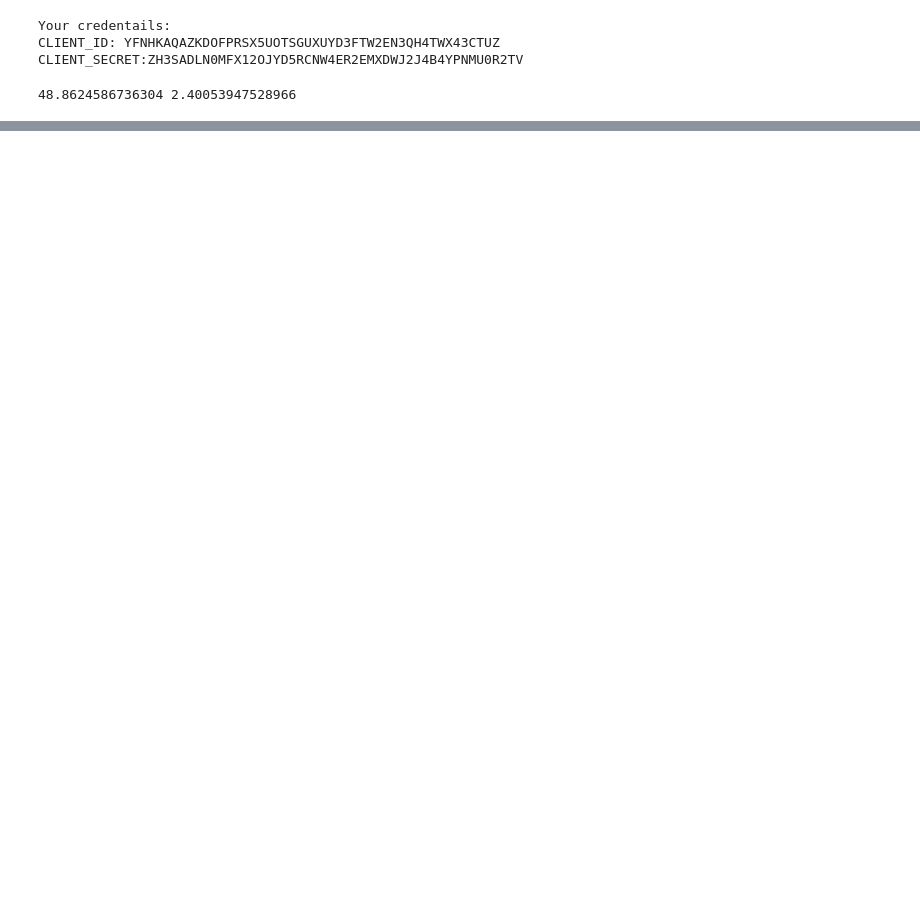
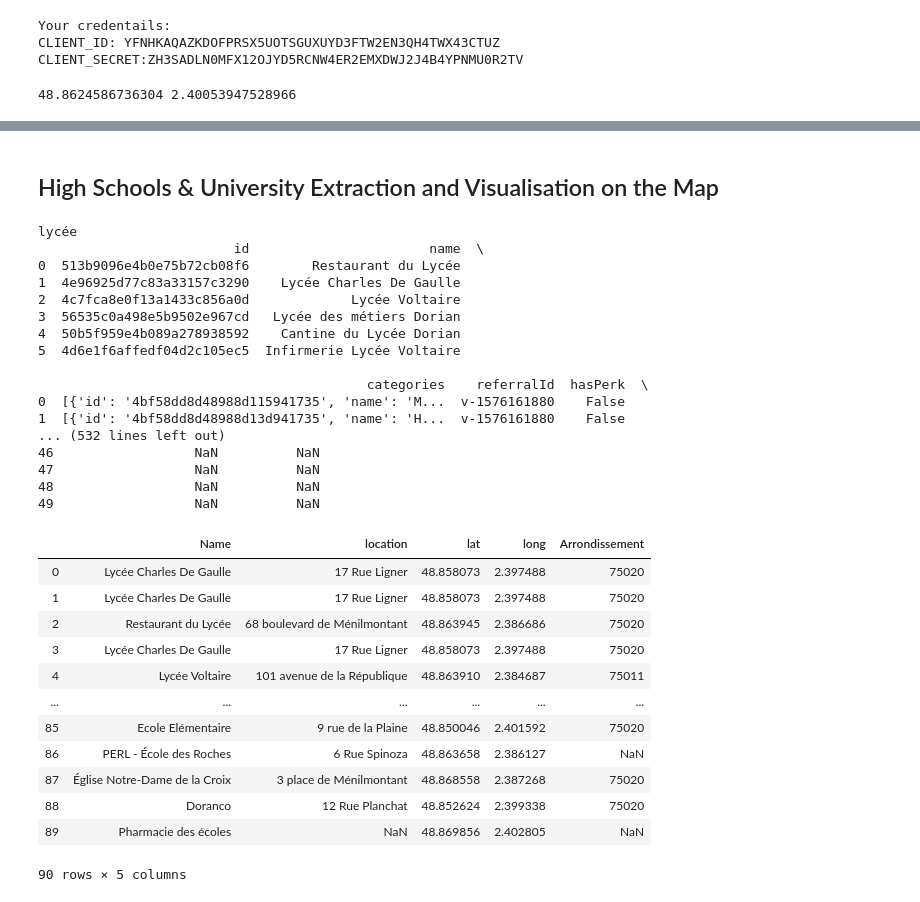
Before and after one commit to FRE89154/Final-Project, a Jupyter notebook: book.ipynb, the cells around one changed output, grey strips where cells are left out. Drawn from its saved outputs; the diff is of its cells as text; code cells hidden in the pictures; blank space fills up the shorter version.

```diff
--- a/book.ipynb
+++ b/book.ipynb
@@ -177,0 +168,52 @@ venues_map
+# %% [markdown]
+## High Schools & University Extraction and Visualisation on the Map
+# %%
+list_school = ['lycée', 'Université', 'Collège', 'faculté', 'école']
+radius = 1000
+df_prel = pd.DataFrame()
+for i in list_school:
+    print(i)
+    search_query = i
+
+
+    url = 'https://api.foursquare.com/v2/venues/search?client_id={}&client_secret={}&ll={},{}&v={}&query={}&radius={}&limit={}'.format(CLIENT_ID, CLIENT_SECRET, latitude, longitude, VERSION, search_query, radius, LIMIT)
+    results = requests.get(url).json()
+    venues = results['response']['venues']
+    df_prel = json_normalize(venues)
+    print(df_prel)
+    dataframe_school = dataframe_school.append(df_prel,ignore_index=True, sort=False)
+
+df_school_clean = dataframe_school[['name','location.address','location.lat', 'location.lng','location.postalCode']]
+df_school_clean = df_school_clean.rename(columns={"name": "Name", "location.address": "location","location.lat":"lat","location.lng":"long", "location.postalCode": "Arrondissement"})
+df_school_clean
+# %% [output]
+lycée
+                         id                       name  \
+0  513b9096e4b0e75b72cb08f6        Restaurant du Lycée
+1  4e96925d77c83a33157c3290    Lycée Charles De Gaulle
+2  4c7fca8e0f13a1433c856a0d             Lycée Voltaire
+3  56535c0a498e5b9502e967cd   Lycée des métiers Dorian
+4  50b5f959e4b089a278938592    Cantine du Lycée Dorian
+5  4d6e1f6affedf04d2c105ec5  Infirmerie Lycée Voltaire
+
+                                          categories    referralId  hasPerk  \
+0  [{'id': '4bf58dd8d48988d115941735', 'name': 'M...  v-1576161880    False
+1  [{'id': '4bf58dd8d48988d13d941735', 'name': 'H...  v-1576161880    False
+... (532 lines left out)
+46                  NaN          NaN
+47                  NaN          NaN
+48                  NaN          NaN
+49                  NaN          NaN
+|  | Name | location | lat | long | Arrondissement |
+| 0 | Lycée Charles De Gaulle | 17 Rue Ligner | 48.858073 | 2.397488 | 75020 |
+| 1 | Lycée Charles De Gaulle | 17 Rue Ligner | 48.858073 | 2.397488 | 75020 |
+| 2 | Restaurant du Lycée | 68 boulevard de Ménilmontant | 48.863945 | 2.386686 | 75020 |
+| 3 | Lycée Charles De Gaulle | 17 Rue Ligner | 48.858073 | 2.397488 | 75020 |
+| 4 | Lycée Voltaire | 101 avenue de la République | 48.863910 | 2.384687 | 75011 |
+| ... | ... | ... | ... | ... | ... |
+| 85 | Ecole Elémentaire | 9 rue de la Plaine | 48.850046 | 2.401592 | 75020 |
+| 86 | PERL - École des Roches | 6 Rue Spinoza | 48.863658 | 2.386127 | NaN |
+| 87 | Église Notre-Dame de la Croix | 3 place de Ménilmontant | 48.868558 | 2.387268 | 75020 |
+| 88 | Doranco | 12 Rue Planchat | 48.852624 | 2.399338 | 75020 |
+| 89 | Pharmacie des écoles | NaN | 48.869856 | 2.402805 | NaN |
+90 rows × 5 columns
```
Also changed, not shown: parts of 19 cells of this notebook.
